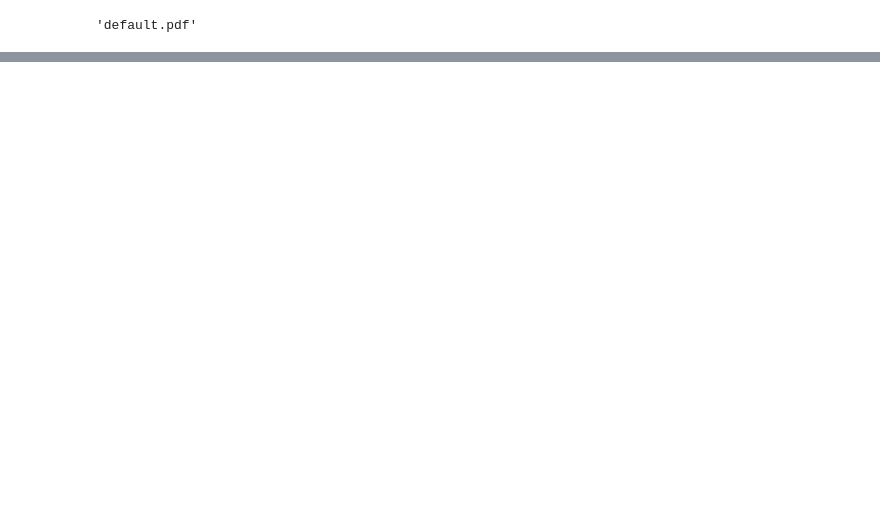
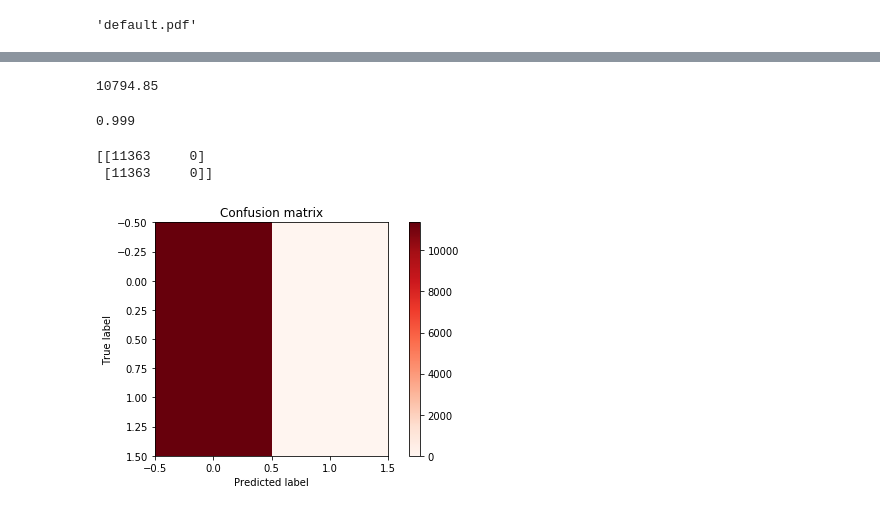
Before and after one commit to Jzbooth/Booth_Metis, a Jupyter notebook: Project_3/project_3_DecisionTree.ipynb, the cells around one changed output, grey strips where cells are left out. Drawn from its saved outputs; the diff is of its cells as text; code cells hidden in the pictures; blank space fills up the shorter version.

```diff
--- a/Project_3/project_3_DecisionTree.ipynb
+++ b/Project_3/project_3_DecisionTree.ipynb
@@ -307,0 +318,38 @@ graph
+# %%
+yhat = []
+y_score = dtc.predict_proba(X_up_test)[:,1]
+for i in m:
+    yhat.append(predict_with_cutoff(y_score, i))
+# %%
+cost_list = []
+for i in yhat:
+    cm=confusion_matrix(y_up_test, i, labels=None)
+    cost_list.append(cost(cm))
+# %%
+index = 0
+for i in cost_list:
+    if max(cost_list) == i:
+        ind = index
+        index = index + 1
+    else:
+        index = index + 1
+# %%
+max(cost_list)
+# %% [output]
+10794.85
+# %%
+m[ind]
+# %% [output]
+0.999
+# %%
+yhat = predict_with_cutoff(y_score, m[ind])
+# %%
+cm=confusion_matrix(y_up_test, yhat, labels=None)
+
+plt.figure()
+plot_confusion_matrix(cm)
+print(cm)
+# %% [output]
+[[11363     0]
+ [11363     0]]
+[figure, added]
```
Also changed, not shown: parts of 24 cells of this notebook, 8 other files.
